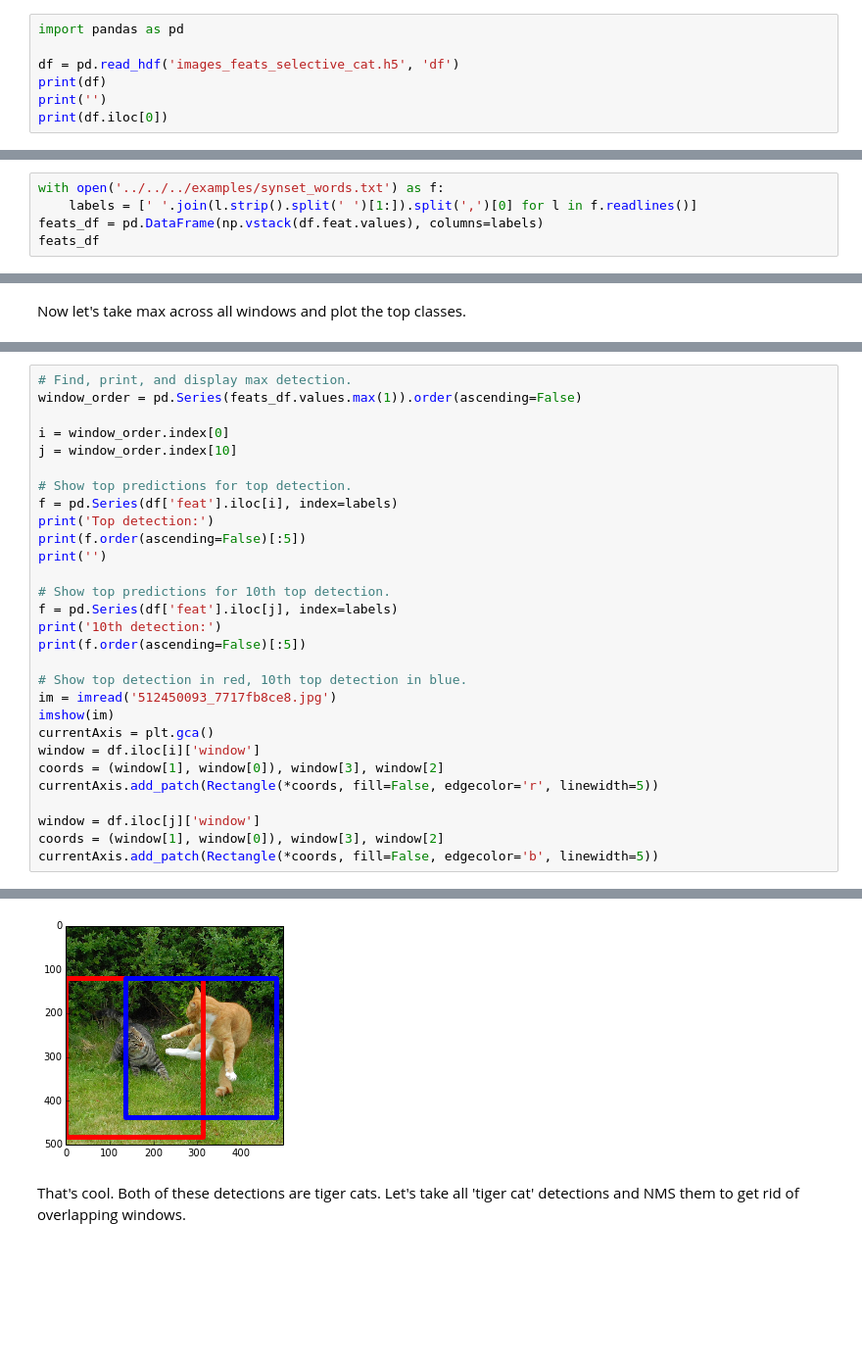
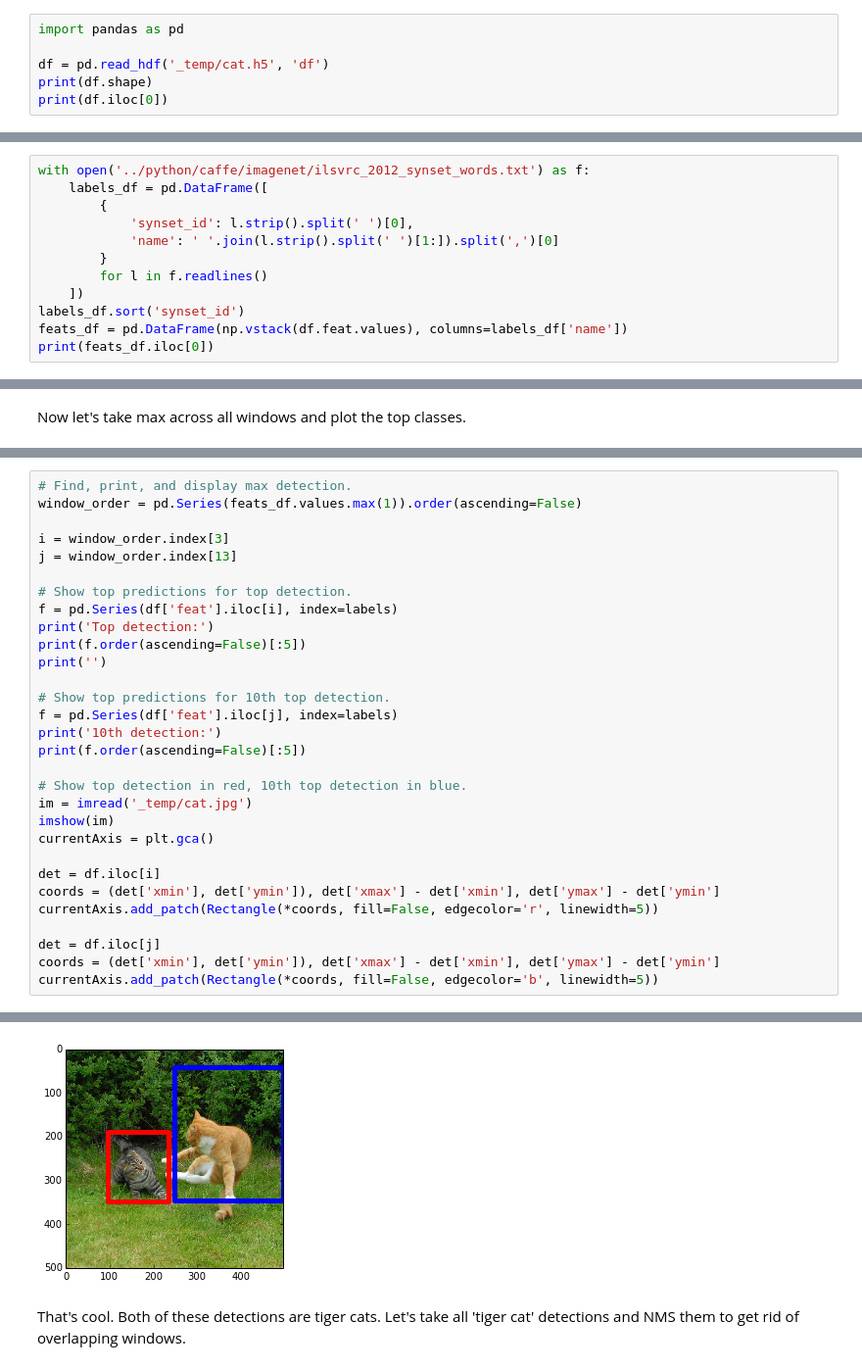
Before and after one commit to mitmul/caffe, a Jupyter notebook: examples/selective_search_demo.ipynb, the cells around one changed output, grey strips where cells are left out. Shown: that part at 98% size. Saved outputs shown, nothing was run; the diff lists cells and outputs as text; blank space fills up the shorter version.

```diff
--- a/examples/selective_search_demo.ipynb
+++ b/examples/selective_search_demo.ipynb
@@ -17,8 +36,7 @@ Although this guide gives an example of ImageNet detection, `detector` is clever
 # %%
 import pandas as pd
 
-df = pd.read_hdf('images_feats_selective_cat.h5', 'df')
-print(df)
-print('')
+df = pd.read_hdf('_temp/cat.h5', 'df')
+print(df.shape)
 print(df.iloc[0])
 # %% [output]
@@ -39,6 +59,13 @@ Load ImageNet class names and make a DataFrame of features.
 # %%
-with open('../../../examples/synset_words.txt') as f:
-    labels = [' '.join(l.strip().split(' ')[1:]).split(',')[0] for l in f.readlines()]
-feats_df = pd.DataFrame(np.vstack(df.feat.values), columns=labels)
-feats_df
+with open('../python/caffe/imagenet/ilsvrc_2012_synset_words.txt') as f:
+    labels_df = pd.DataFrame([
+        {
+            'synset_id': l.strip().split(' ')[0],
+            'name': ' '.join(l.strip().split(' ')[1:]).split(',')[0]
+        }
+        for l in f.readlines()
+    ])
+labels_df.sort('synset_id')
+feats_df = pd.DataFrame(np.vstack(df.feat.values), columns=labels_df['name'])
+print(feats_df.iloc[0])
 # %% [output]
@@ -81,8 +123,8 @@ Okay, there are indeed cats in there. Let's see what the top detection and the 1
 # Find, print, and display max detection.
 window_order = pd.Series(feats_df.values.max(1)).order(ascending=False)
 
-i = window_order.index[0]
-j = window_order.index[10]
+i = window_order.index[3]
+j = window_order.index[13]
 
 # Show top predictions for top detection.
 f = pd.Series(df['feat'].iloc[i], index=labels)
@@ -96,15 +138,16 @@ print('10th detection:')
 print(f.order(ascending=False)[:5])
 
 # Show top detection in red, 10th top detection in blue.
-im = imread('512450093_7717fb8ce8.jpg')
+im = imread('_temp/cat.jpg')
 imshow(im)
 currentAxis = plt.gca()
-window = df.iloc[i]['window']
-coords = (window[1], window[0]), window[3], window[2]
+
+det = df.iloc[i]
+coords = (det['xmin'], det['ymin']), det['xmax'] - det['xmin'], det['ymax'] - det['ymin']
 currentAxis.add_patch(Rectangle(*coords, fill=False, edgecolor='r', linewidth=5))
 
-window = df.iloc[j]['window']
-coords = (window[1], window[0]), window[3], window[2]
+det = df.iloc[j]
+coords = (det['xmin'], det['ymin']), det['xmax'] - det['xmin'], det['ymax'] - det['ymin']
 currentAxis.add_patch(Rectangle(*coords, fill=False, edgecolor='b', linewidth=5))
 # %% [output]
 Top detection:
@@ -124,6 +167,6 @@ tiger               0.016998
 dtype: float32
 <matplotlib.patches.Rectangle at 0x...>
-[figure, old version]
+[figure, new version]
 # %% [markdown]
 That's cool. Both of these detections are tiger cats. Let's take all 'tiger cat' detections and NMS them to get rid of overlapping windows.
 # %%
```
Also changed, not shown: parts of 16 cells of this notebook, 1 other file.
